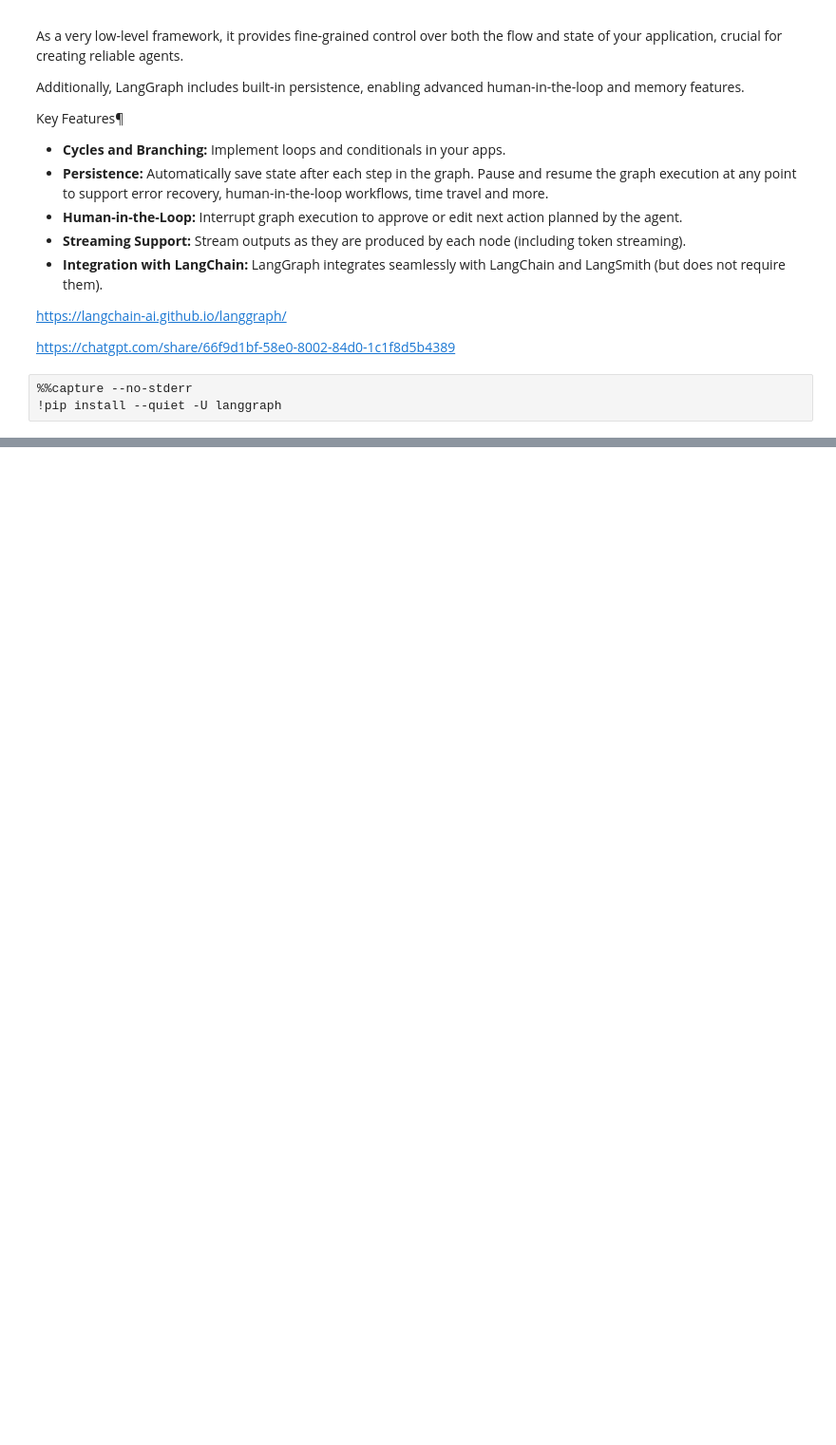
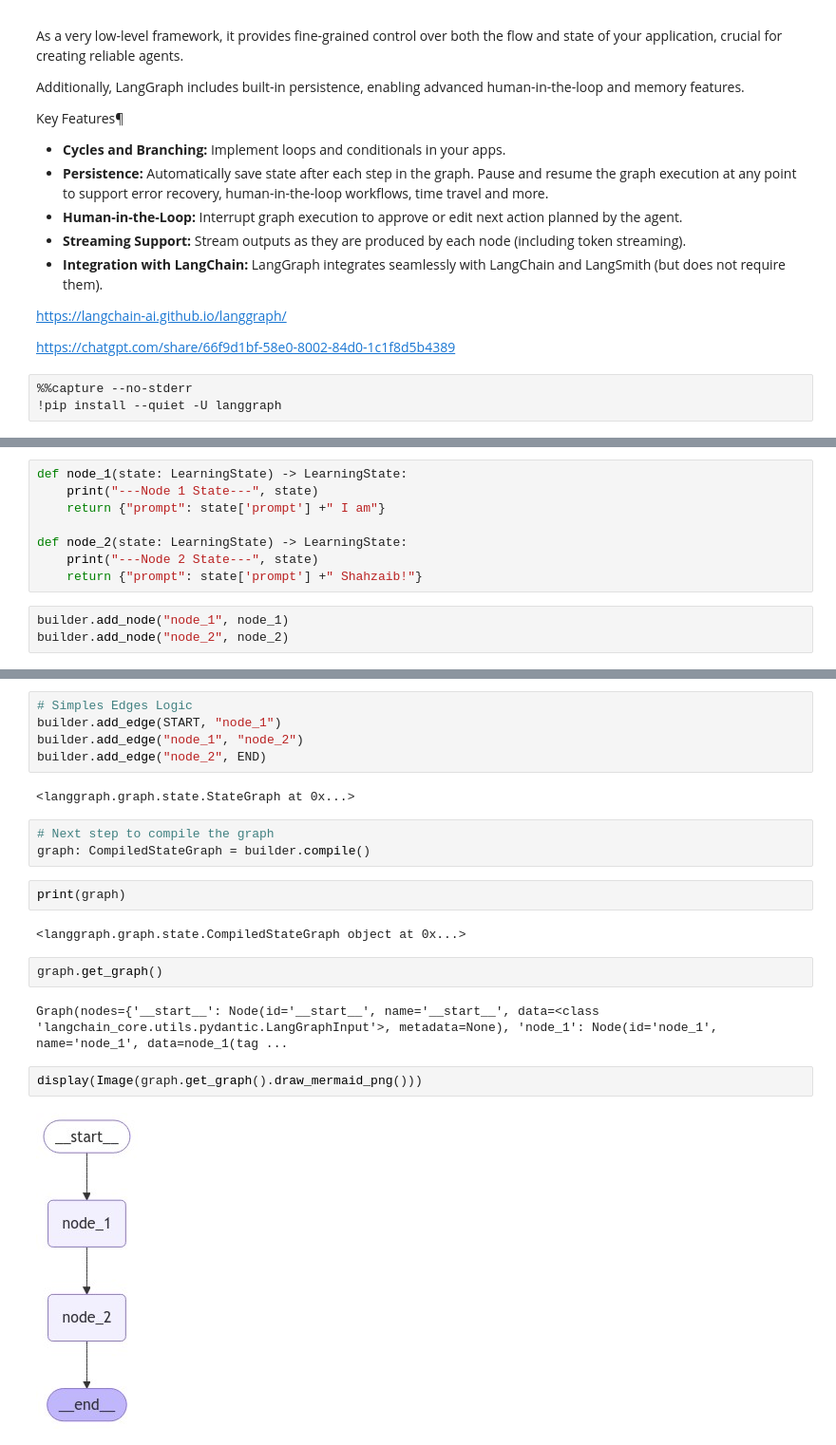
Before and after one commit to ShahzaibSE/langgraph-e2e-solutions, a Jupyter notebook: edges_and_nodes.ipynb, the cells around one changed output, grey strips where cells are left out. Shown: that part at 95% size. Drawn from its saved outputs; the diff is of its cells as text; blank space fills up the shorter version.

```diff
--- a/edges_and_nodes.ipynb
+++ b/edges_and_nodes.ipynb
@@ -34,0 +120,11 @@ ImportError: cannot import name 'nodegraph' from 'langgraph' (unknown location)
+# %%
+def node_1(state: LearningState) -> LearningState:
+    print("---Node 1 State---", state)
+    return {"prompt": state['prompt'] +" I am"}
+
+def node_2(state: LearningState) -> LearningState:
+    print("---Node 2 State---", state)
+    return {"prompt": state['prompt'] +" Shahzaib!"}
+# %%
+builder.add_node("node_1", node_1)
+builder.add_node("node_2", node_2)
@@ -34,0 +163,22 @@ ImportError: cannot import name 'nodegraph' from 'langgraph' (unknown location)
+# %%
+# Simples Edges Logic
+builder.add_edge(START, "node_1")
+builder.add_edge("node_1", "node_2")
+builder.add_edge("node_2", END)
+# %% [output]
+<langgraph.graph.state.StateGraph at 0x...>
+# %%
+# Next step to compile the graph
+graph: CompiledStateGraph = builder.compile()
+# %%
+print(graph)
+# %% [output]
+<langgraph.graph.state.CompiledStateGraph object at 0x...>
+# %%
+graph.get_graph()
+# %% [output]
+Graph(nodes={'__start__': Node(id='__start__', name='__start__', data=<class 'langchain_core.utils.pydantic.LangGraphInput'>, metadata=None), 'node_1': Node(id='node_1', name='node_1', data=node_1(tag ...
+# %%
+display(Image(graph.get_graph().draw_mermaid_png()))
+# %% [output]
+[figure, added]
```
Also changed, not shown: parts of 35 cells of this notebook.
